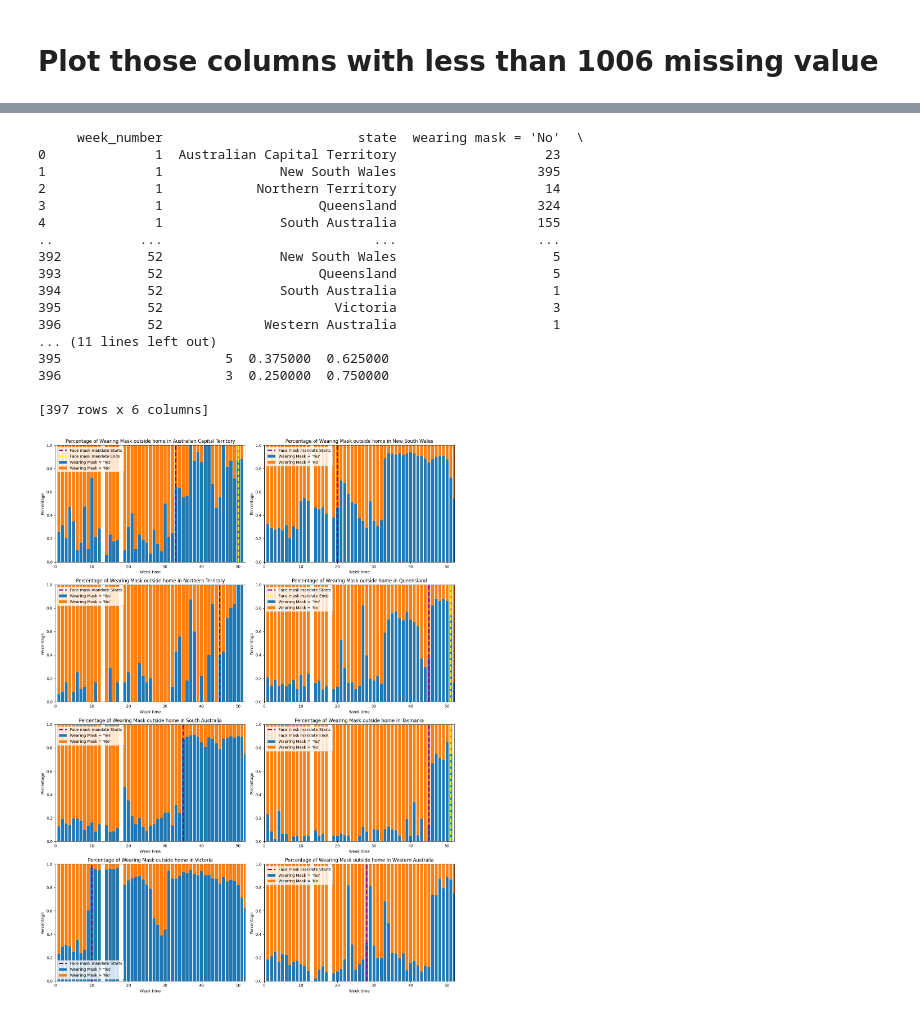
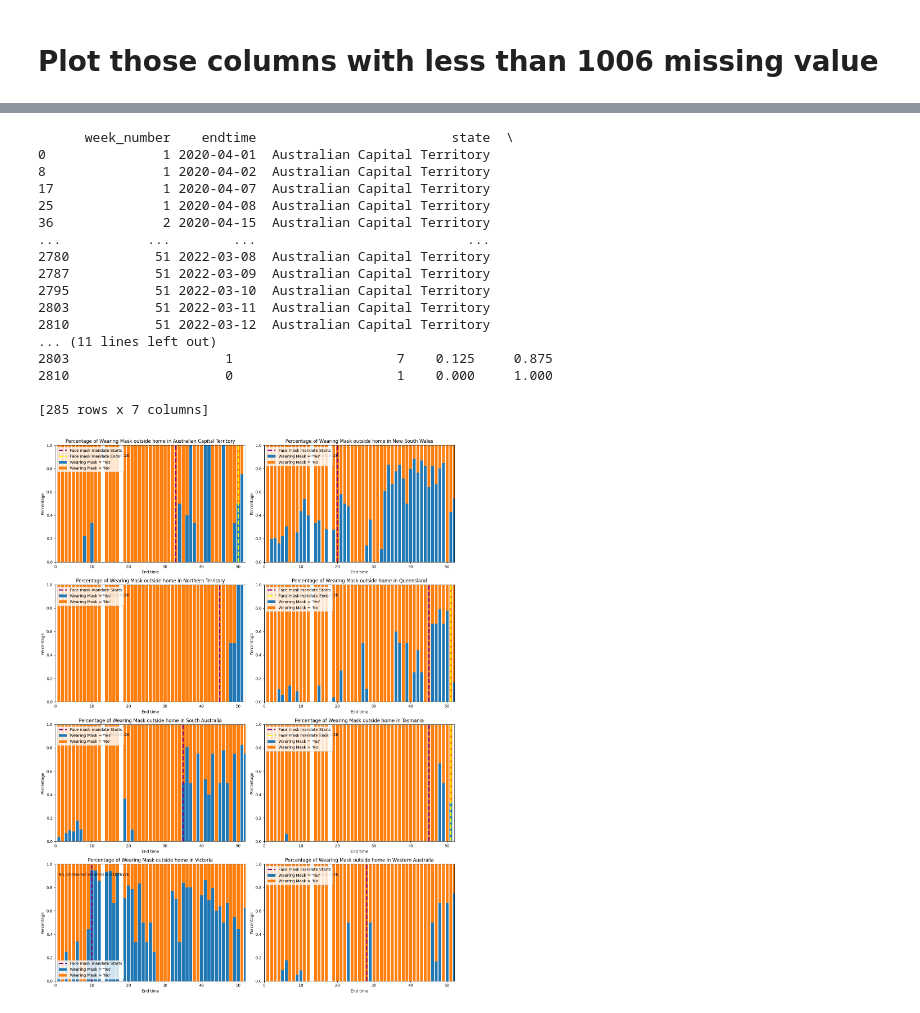
Before and after one commit to Matthew-Ryan1995/face_mask_predictors, a Jupyter notebook: help_function/explore_threshold.ipynb, the cells around one changed output, grey strips where cells are left out. Drawn from its saved outputs; the diff is of its cells as text; code cells hidden in the pictures.

```diff
--- a/help_function/explore_threshold.ipynb
+++ b/help_function/explore_threshold.ipynb
@@ -46,16 +46,6 @@ def convert_date_format(date_str):
 # edit: changed filed path
 df = pd.read_csv("../raw_data/australia.csv",
                  na_values=[" ", "__NA__", "NAN"], keep_default_na = True, low_memory=False)
-# Set the threshold for missing value count
-# edit: change cound to 1006
-thresh_value = 1006
-
-# Extract the variable names with missing value counts larger than 1006
-columns_to_drop = missing_value_df.loc[missing_value_df['Missing Value Count']
-                                       > thresh_value, 'Variable Name'].tolist()
-
-df.drop(columns=columns_to_drop, inplace=True)
-df.dropna(inplace=True)
 
 # create a new column in the csv that computer from week 1 for every two weeks
 df["endtime"] = df["endtime"].apply(convert_date_format)
@@ -68,6 +58,26 @@ end_date = df['endtime'].max()
 # Create a new column 'week_number' and assign week numbers
 df['week_number'] = ((df['endtime'] - start_date).dt.days // 14) + 1
 
+# Filter out the day with less than 5 data points
+df_grouped_size = df.groupby("week_number").size()
+
+# Filter out groups with sizes less than 300
+valid_endtimes = df_grouped_size[df_grouped_size >= 300].index
+
+# Filter the original DataFrame to keep only rows with valid endtimes
+df = df[df["week_number"].isin(valid_endtimes)]
+
+# Set the threshold for missing value count
+# edit: change cound to 1006
+thresh_value = 1006
+
+# Extract the variable names with missing value counts larger than 1006
+columns_to_drop = missing_value_df.loc[missing_value_df['Missing Value Count']
+                                       > thresh_value, 'Variable Name'].tolist()
+
+df.drop(columns=columns_to_drop, inplace=True)
+df.dropna(inplace=True)
+
 print(df)
 # %% [output]
        RecordNo    endtime    qweek i9_health        i11_health i12_health_1  \
@@ -97,8 +107,8 @@ frequency_dict = {"Always": 1, "Frequently": 1, "Sometimes": 0, "Rarely": 0, "No
 df["i12_health_1"] = df["i12_health_1"].map(frequency_dict)
 
 # Assuming df is your original dataframe
-df_count = df.groupby(["week_number", "state", "i12_health_1"]).size().unstack(fill_value=0).reset_index()
-df_count.columns = ["week_number", "state",
+df_count = df.groupby(["week_number", "endtime", "state", "i12_health_1"]).size().unstack(fill_value=0).reset_index()
+df_count.columns = ["week_number", "endtime", "state",
                     "wearing mask = 'No'", "wearing mask = 'Yes'"]
 # plot figures in states. proportion
 df_count["prop_no"] = df_count["wearing mask = 'No'"] / (df_count["wearing mask = 'No'"] + df_count["wearing mask = 'Yes'"])
@@ -115,62 +125,66 @@ states_data = {
     "Western Australia": ["23/4/2021", "9/9/2022"]
 }
 
-print(df_count)
+print(df_count[df_count["state"]== "Australian Capital Territory"])
 # %% [output]
-     week_number                         state  wearing mask = 'No'  \
-0              1  Australian Capital Territory                   23
-1              1               New South Wales                  395
-2              1            Northern Territory                   14
-3              1                    Queensland                  324
-4              1               South Australia                  155
-..           ...                           ...                  ...
-392           52               New South Wales                    5
-393           52                    Queensland                    5
-394           52               South Australia                    1
-395           52                      Victoria                    3
-396           52             Western Australia                    1
+      week_number    endtime                         state  \
+0               1 2020-04-01  Australian Capital Territory
+8               1 2020-04-02  Australian Capital Territory
+17              1 2020-04-07  Australian Capital Territory
+25              1 2020-04-08  Australian Capital Territory
+36              2 2020-04-15  Australian Capital Territory
+...           ...        ...                           ...
+2780           51 2022-03-08  Australian Capital Territory
+2787           51 2022-03-09  Australian Capital Territory
+2795           51 2022-03-10  Australian Capital Territory
+2803           51 2022-03-11  Australian Capital Territory
+2810           51 2022-03-12  Australian Capital Territory
 ... (11 lines left out)
-395                     5  0.375000  0.625000
-396                     3  0.250000  0.750000
+2803                    1                     7    0.125     0.875
+2810                    0                     1    0.000     1.000
 
-[397 rows x 6 columns]
+[285 rows x 7 columns]
 # %%
 # Plotting figures for each state in two columns
 states = df_count["state"].unique()
 num_states = len(states)
+cols = len(df.columns)
+rows = len(df)
 
 fig, axes = plt.subplots(num_states // 2, 2, figsize=(15, 5 * (num_states // 2 + num_states % 2)))
 
 for idx, state in enumerate(states):
     ax = axes[idx // 2, idx % 2] if num_states > 1 else axes
 
     state_df = df_count[df_count["state"] == state]
 
     ax.bar(state_df["week_number"], state_df["prop_yes"], label="Wearing Mask = 'Yes'")
     ax.bar(state_df["week_number"], state_df["prop_no"], bottom=state_df["prop_yes"], label="Wearing Mask = 'No'")
 
     # Add vertical lines for start and end times
     start_time, end_time = states_data[state]
 
     if start_time:
         start_time = pd.to_datetime(start_time, format='%d/%m/%Y')
         ax.axvline(x=((start_time - start_date).days // 14) + 1, color='purple', linestyle='--', linewidth = 3, label='Face mask mandate Starts')
-    if end_time and (state == "Australian Capital Territory" or state == "Northen Territory" or state == "Queensland" or state == "Tasmania"):
+    if end_time and (state == "Australian Capital Territory" or state == "Queensland" or state == "Tasmania"):
         end_time = pd.to_datetime(end_time, format='%d/%m/%Y')
         ax.axvline(x=((end_time - start_date).days // 14) + 1, color='yellow', linestyle='--', linewidth = 3, label='Face mask mandate Ends')
 
     ax.set_title(f"Percentage of Wearing Mask outside home in {state}")
-    ax.set_xlabel("Week time")
+    ax.set_xlabel("End time")
     ax.set_ylabel("Percentage")
     ax.set_xlim(0,52)
     ax.set_ylim(0, 1)  # Fixing y-axis at 1
+    ax.text(0.9, 0.9, f"No. of cleaned columns is {rows}x{cols}")
     ax.legend()
 
 plt.tight_layout()
+
 plt.savefig("../figures/states_in_proportion_threshold1006.png")
 plt.show()
 # %% [output]
-[figure, old version]
+[figure, new version]
 # %%
 # ANOTHER TRY: threshold = 10029
 # note: More needs to be added to this script to clean the columns as needs be
```
Also changed, not shown: parts of 10 cells of this notebook, 9 other files.
